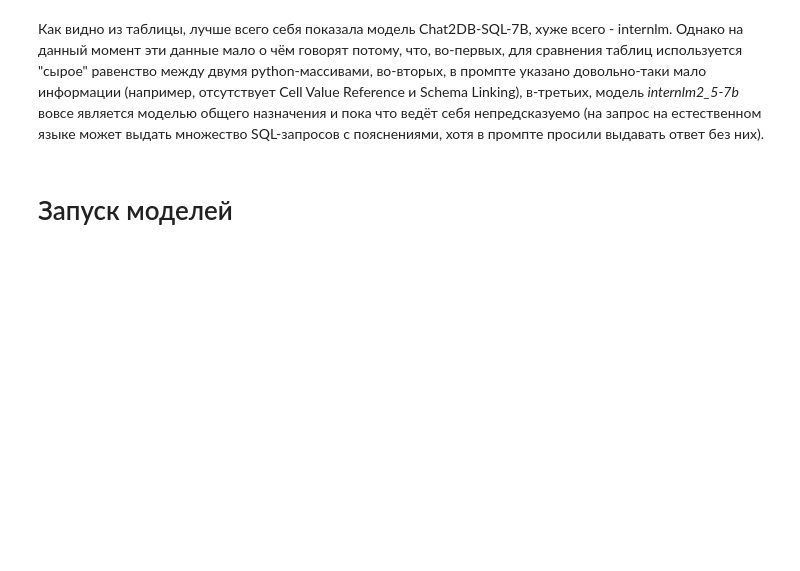
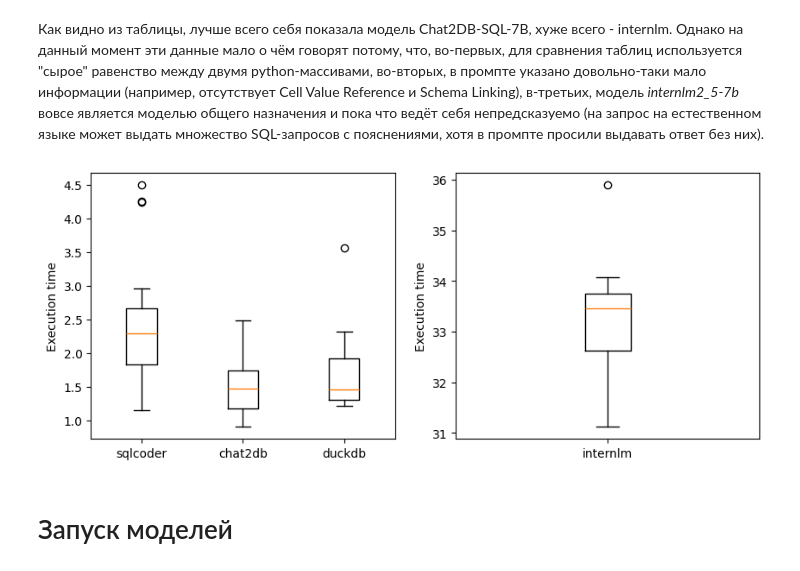
Before and after one commit to blvckmarker/ai-analyser, a Jupyter notebook: models-evaluation.ipynb, the cells around one changed output. Drawn from its saved outputs; the diff is of its cells as text; code cells hidden in the pictures; blank space fills up the shorter version.

Commit message:
add boxplot image

```diff
--- a/models-evaluation.ipynb
+++ b/models-evaluation.ipynb
@@ -49,9 +49,11 @@ internlm = [35.891454458236694, 33.713053464889526, 33.48268175125122, 32.682185
 # %%
 ax, (fig1, fig2) = plt.subplots(ncols=2, figsize=(10, 4))
 fig1.set_ylabel('Execution time')
 fig1.boxplot([sqlcoder, chat2db, duckdb], labels=['sqlcoder', 'chat2db', 'duckdb'])
 fig2.set_ylabel('Execution time')
-fig2.boxplot([internlm], labels=['internlm'])
+_ = fig2.boxplot([internlm], labels=['internlm'])
+# %% [output]
+[figure, added]
 # %% [markdown]
 # Запуск моделей
 # %%
```
